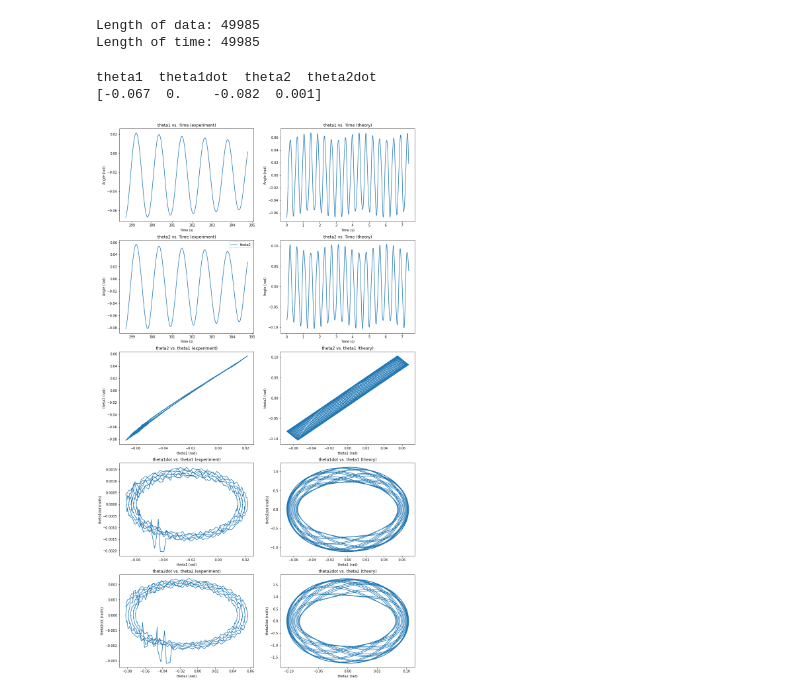
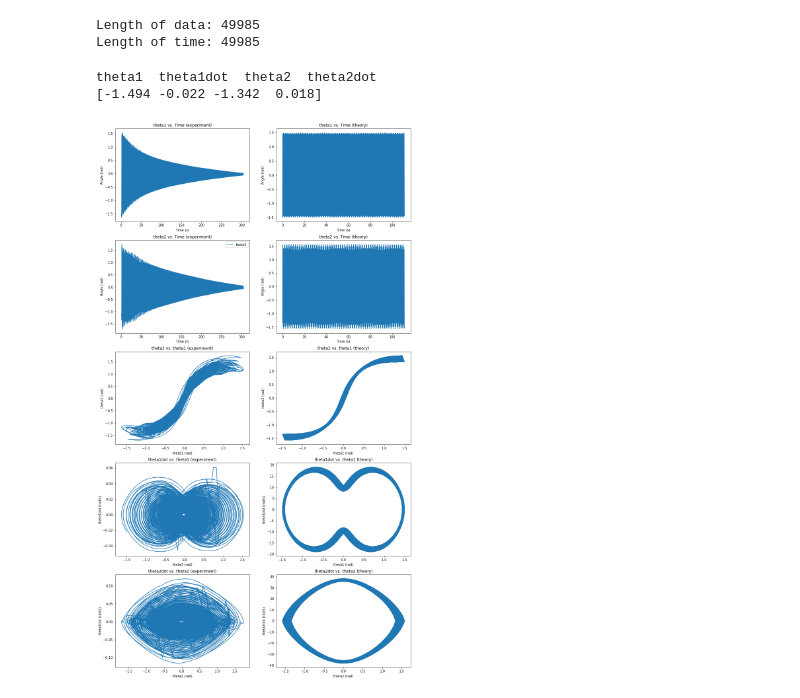
Before and after one commit to khoa-ho/deep-learning-physics, a Jupyter notebook: utils/Experimental double pendulum_e.ipynb, the cells around one changed output. Cells and saved outputs as stored; diff of their text form; code cells hidden in the pictures.

```diff
--- a/utils/Experimental double pendulum_e.ipynb
+++ b/utils/Experimental double pendulum_e.ipynb
@@ -69,7 +69,7 @@ theta2 = [coord2angle(coord) for coord in bottom_norm]
 theta1dot = np.gradient(theta1)
 theta2dot = np.gradient(theta2)
 
-a = 48985
+a = 200
 b = 49985 #1500
 
 init = theta1[a], theta1dot[a], theta2[a], theta2dot[a]
@@ -95,7 +95,7 @@ def deriv(y, t, L1, L2, m1, m2):
     return theta1dot, z1dot, theta2dot, z2dot
 
 # Maximum time, time point spacings and the time grid (all in s).
-tmax, dt = 7.4, 0.001 #2.9, 0.001
+tmax, dt = 111, 0.001 #2.9, 0.001
 t = np.arange(0, tmax+dt, dt)
 # Initial conditions.
 div1 = 4
@@ -117,7 +117,7 @@ figsize = (16,30)
 
 plt.figure(figsize=figsize)
 plt.subplot(5, 2, 1)
-plt.plot(time[a:b], theta1[a:b], label='theta1')
+plt.plot(time[a:b], theta1[a:b])
 plt.title('theta1 vs. Time (experiment)')
 plt.xlabel('Time (s)')
 plt.ylabel('Angle (rad)')
@@ -154,35 +154,35 @@ plt.xlabel('theta1 (rad)')
 plt.ylabel('theta2 (rad)')
 
 plt.subplot(5, 2, 7)
 plt.plot(theta1[a:b], theta1dot[a:b])
 plt.title('theta1dot vs. theta1 (experiment)')
 plt.xlabel('theta1 (rad)')
 plt.ylabel('theta1dot (rad/s)')
 
 plt.subplot(5, 2, 8)
 plt.plot(theta1p, theta1dotp)
 plt.title('theta1dot vs. theta1 (theory)')
 plt.xlabel('theta1 (rad)')
 plt.ylabel('theta1dot (rad/s)')
 
 plt.subplot(5, 2, 9)
 plt.plot(theta2[a:b], theta2dot[a:b])
 plt.title('theta2dot vs. theta2 (experiment)')
 plt.xlabel('theta2 (rad)')
 plt.ylabel('theta2dot (rad/s)')
 
 plt.subplot(5, 2, 10)
 plt.plot(theta2p, theta2dotp)
 plt.title('theta2dot vs. theta2 (theory)')
 plt.xlabel('theta2 (rad)')
 plt.ylabel('theta2dot (rad/s)')
 
 print("theta1  theta1dot  theta2  theta2dot")
 print(np.round(init, 3))
 # %% [output]
 theta1  theta1dot  theta2  theta2dot
-[-0.067  0.    -0.082  0.001]
+[-1.494 -0.022 -1.342  0.018]
-[figure, old version]
+[figure, new version]
 # %%
 figsize = (16,30)
 
```
Also changed, not shown: parts of 1 cell of this notebook, 2 other files.
